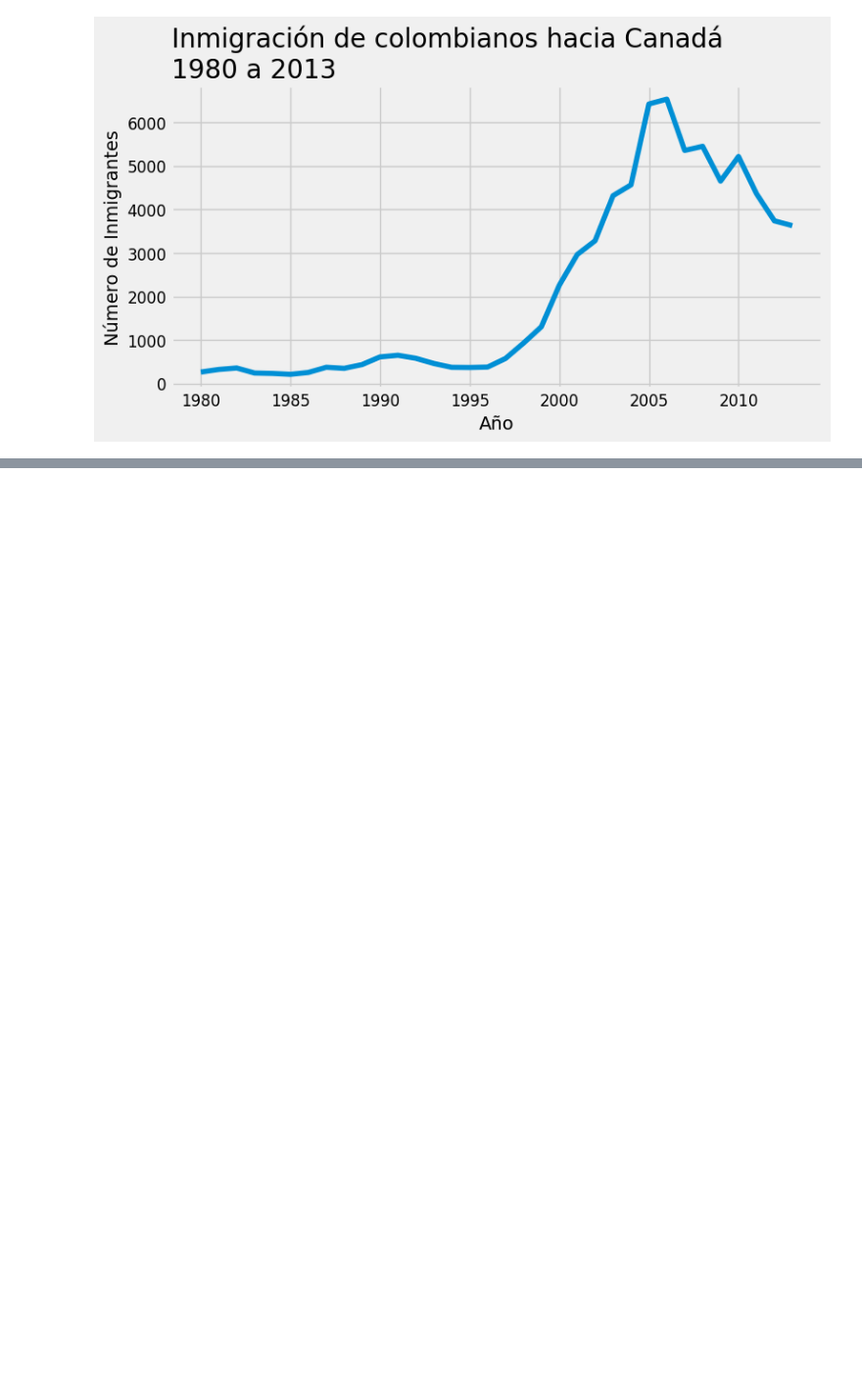
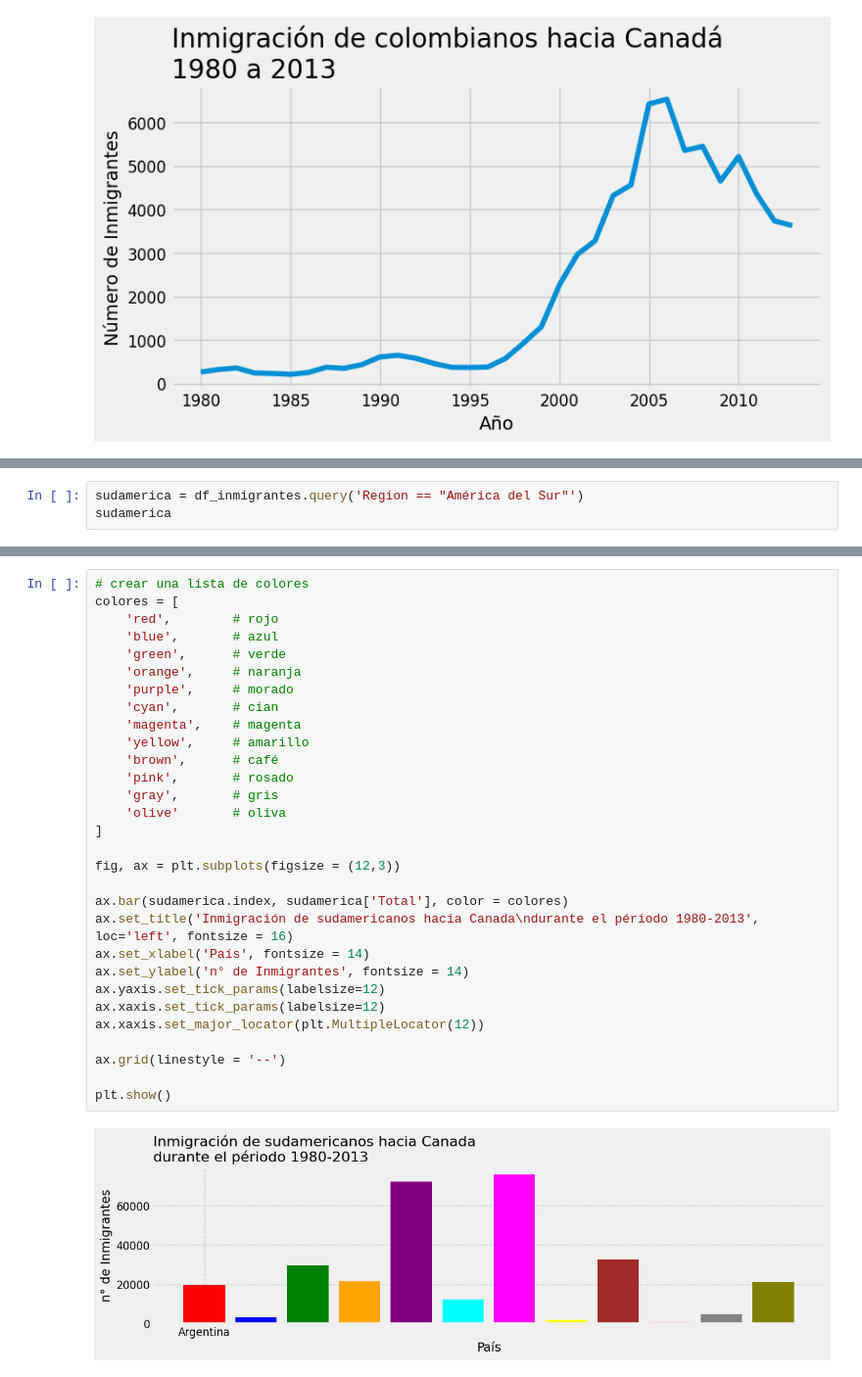
Before and after one commit to Nataliahfk/visualizacion_datos_graficos_python, a Jupyter notebook: visualizacion_de_datos_con_graficos_python.ipynb, the cells around one changed output, grey strips where cells are left out. Shown at 98% size. Drawn from its saved outputs; the diff is of its cells as text; blank space fills up the shorter version.

```diff
--- a/visualizacion_de_datos_con_graficos_python.ipynb
+++ b/visualizacion_de_datos_con_graficos_python.ipynb
@@ -479,0 +498,3 @@ with plt.style.context('fivethirtyeight'):
+# %%
+sudamerica = df_inmigrantes.query('Region == "América del Sur"')
+sudamerica
@@ -479,0 +517,32 @@ with plt.style.context('fivethirtyeight'):
+# %%
+# crear una lista de colores
+colores = [
+    'red',        # rojo
+    'blue',       # azul
+    'green',      # verde
+    'orange',     # naranja
+    'purple',     # morado
+    'cyan',       # cian
+    'magenta',    # magenta
+    'yellow',     # amarillo
+    'brown',      # café
+    'pink',       # rosado
+    'gray',       # gris
+    'olive'       # oliva
+]
+
+fig, ax = plt.subplots(figsize = (12,3))
+
+ax.bar(sudamerica.index, sudamerica['Total'], color = colores)
+ax.set_title('Inmigración de sudamericanos hacia Canada\ndurante el périodo 1980-2013', loc='left', fontsize = 16)
+ax.set_xlabel('País', fontsize = 14)
+ax.set_ylabel('n° de Inmigrantes', fontsize = 14)
+ax.yaxis.set_tick_params(labelsize=12)
+ax.xaxis.set_tick_params(labelsize=12)
+ax.xaxis.set_major_locator(plt.MultipleLocator(12))
+
+ax.grid(linestyle = '--')
+
+plt.show()
+# %% [output]
+[figure, added]
```
Also changed, not shown: parts of 3 cells of this notebook.
